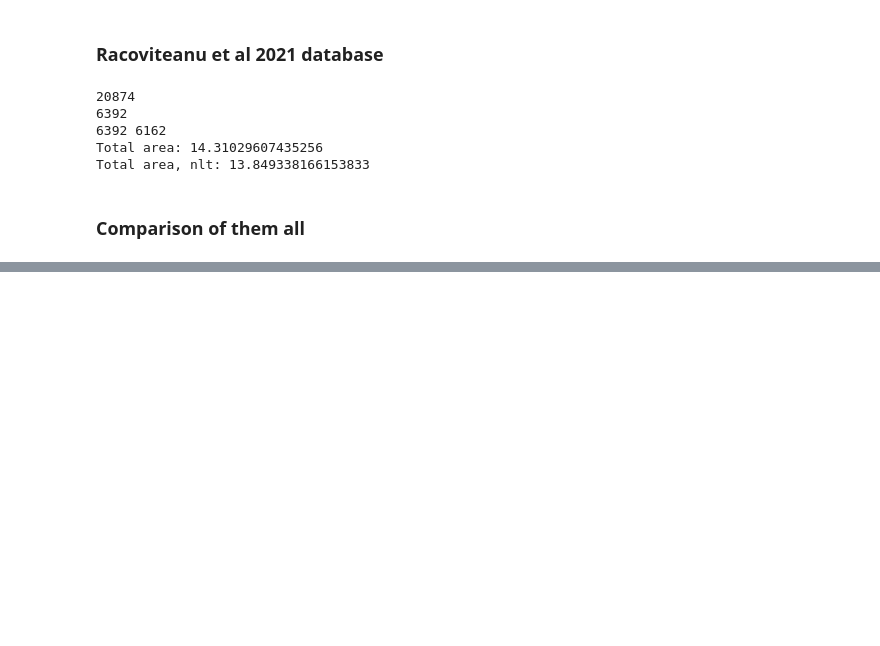
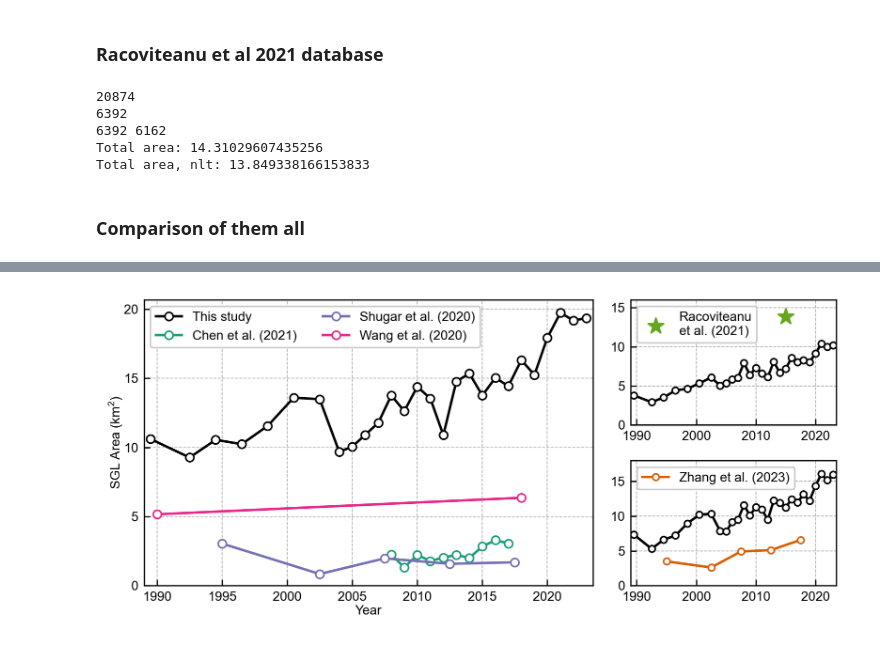
Before and after one commit to lucas-zeller/HMA_supraglacial_hydrology, a Jupyter notebook: Figures/inventory_comparison.ipynb, the cells around one changed output, grey strips where cells are left out. Drawn from its saved outputs; the diff is of its cells as text; code cells hidden in the pictures; blank space fills up the shorter version.

```diff
--- a/Figures/inventory_comparison.ipynb
+++ b/Figures/inventory_comparison.ipynb
@@ -573,0 +583,84 @@ plt.tight_layout()
+# %%
+# publication-ready figure 2. separate zhang and racoviteanu
+# fig,ax = plt.subplots(figsize=(6.5,3), dpi=300)
+fig = plt.figure(figsize=(6.5,3), dpi=300)
+gs = fig.add_gridspec(2,3)
+ax1 = fig.add_subplot(gs[:, :2])
+ax2 = fig.add_subplot(gs[0, -1])
+ax3 = fig.add_subplot(gs[1, -1])
+axs = (ax1,ax2,ax3)
+
+# define how to normalize
+norm_value = 1000*1000 # turn m2 to km2
+
+# define colors
+cs = plt.cm.Dark2(np.linspace(0, 1, 8))
+# cs = plt.cm.Set1(np.linspace(0, 1, 9))
+
+# define scatter marker size
+msize = 5
+
+
+### ax1, main comparison
+our_years = our_df['year'].values
+ax1.plot(our_years, our_df['area_nlt_km2'], label='This study',
+        zorder=5, c='black', markersize=msize, marker='o', markerfacecolor="white",
+            markeredgecolor='black', markeredgewidth=1, )
+
+ax1.plot(df_years_c1_nlt['year'], df_years_c1_nlt['Area']/norm_value, label='Chen et al. (2021)',
+            zorder=5, c=cs[0], markersize=msize, marker='o', markerfacecolor="white",
+            markeredgecolor=cs[0], markeredgewidth=1, )
+
+ax1.plot(df_years_s_nlt['Year_Middle'], df_years_s_nlt['Area']/norm_value, label='Shugar et al. (2020)',
+            zorder=5, c=cs[2], markersize=msize, marker='o', markerfacecolor="white",
+            markeredgecolor=cs[2], markeredgewidth=1, )
+
+ax1.plot(df_years_w_nlt['year'], df_years_w_nlt['Area']/norm_value, label='Wang et al. (2020)',
+            zorder=5, c=cs[3], markersize=msize, marker='o', markerfacecolor="white",
+            markeredgecolor=cs[3], markeredgewidth=1, )
+
+
+### ax2, racoviteanu
+ax2.plot(our_years, our_df_rac['area_nlt_km2'], zorder=5, c='black', markersize=msize-1,
+         marker='o', markerfacecolor="white", markeredgecolor='black', markeredgewidth=1, )
+
+ax2.scatter([2015],rac_area_nlt/norm_value, label = "Racoviteanu\net al. (2021)",
+           zorder=5, s=100, color=cs[4], marker="*", edgecolor=None)
+
+
+### ax3, zhang
+ax3.plot(our_years, our_df_z['area_nlt_km2'], zorder=5, c='black', markersize=msize-1,
+         marker='o', markerfacecolor="white", markeredgecolor='black', markeredgewidth=1, )
+
+ax3.plot(df_years_z_nlt['Year_Middle'], df_years_z_nlt['Area']/norm_value, label='Zhang et al. (2023)',
+            zorder=5, c=cs[1], markersize=msize-1, marker='o', markerfacecolor="white",
+            markeredgecolor=cs[1], markeredgewidth=1, )
+
+for ax in axs:
+    ax.set_ylim(0,)
+    ax.set_xlim(1989,2023.5)
+    ax.set_facecolor("white")
+
+    ax.tick_params(axis="both",direction="in")
+    ax.grid(zorder=1, linestyle='dashed', linewidth=0.5)
+    ax.tick_params(axis='both', labelsize=8)
+
+ax1.legend(framealpha=1, fontsize=8, ncols=2)
+ax2.legend(framealpha=1, fontsize=8, ncols=2, loc='upper left')
+ax3.legend(framealpha=1, fontsize=8, ncols=2)
+
+ax1.set_yticks([0,5,10,15,20])
+ax2.set_ylim(0,16)
+ax3.set_ylim(0,18)
+
+ax1.set_xlabel("Year", fontsize=8, labelpad=1)
+ax1.set_ylabel("SGL Area (km$^2$)", fontsize=8, labelpad=0)
+
+plt.tight_layout()
+
+save = 1
+if save:
+    plt.savefig(os.path.join(folder_HMA,'Figures','inventory comparison',f'comparison.png'),
+                transparent=False, bbox_inches='tight', dpi=300)
+# %% [output]
+[figure, added]
```
Also changed, not shown: parts of 17 cells of this notebook, 35 other files.
